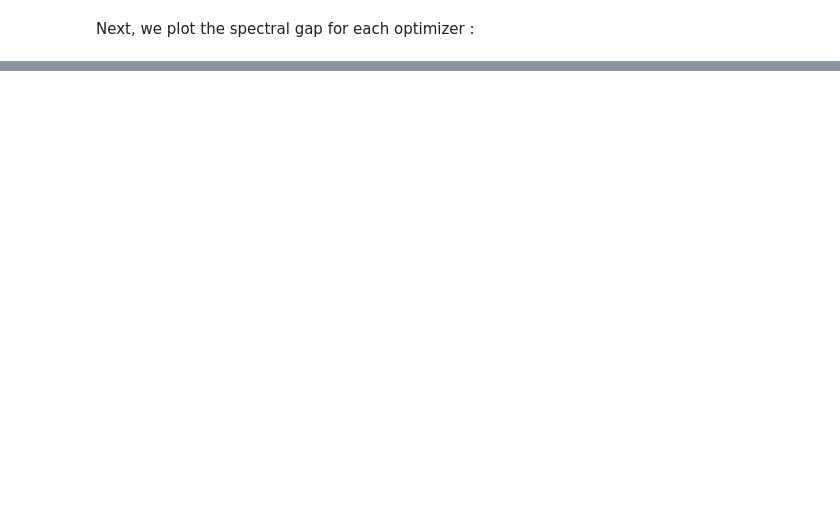
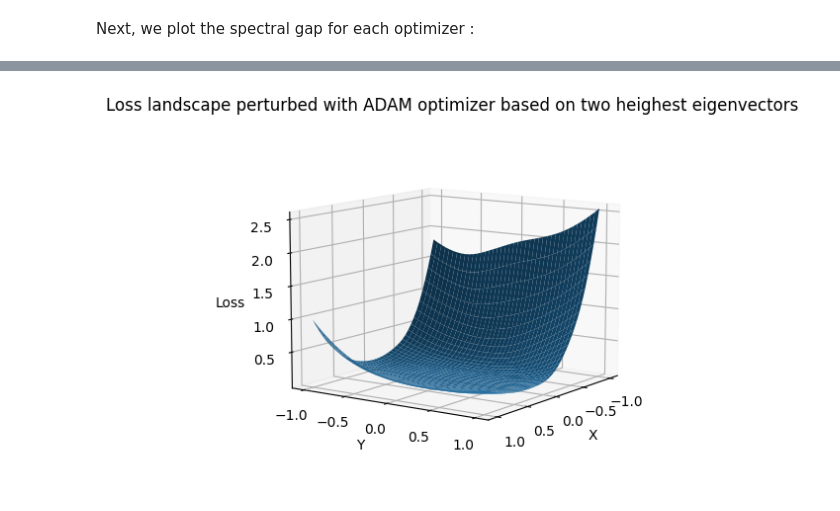
Before and after one commit to albias1996/OptML_project, a Jupyter notebook: plotting_results.ipynb, the cells around one changed output, grey strips where cells are left out. Cells and saved outputs as stored; diff of their text form; code cells hidden in the pictures; blank space fills up the shorter version.

```diff
--- a/plotting_results.ipynb
+++ b/plotting_results.ipynb
@@ -116,0 +146,4 @@ Text(0.08, 0.5, 'Loss [-]')
+# %%
+plot_3d_loss_landscape(X.numpy(), Y.numpy(), adam_3d_loss, "ADAM", 10, 35)
+# %% [output]
+[figure, added]
```
Also changed, not shown: parts of 12 cells of this notebook.
